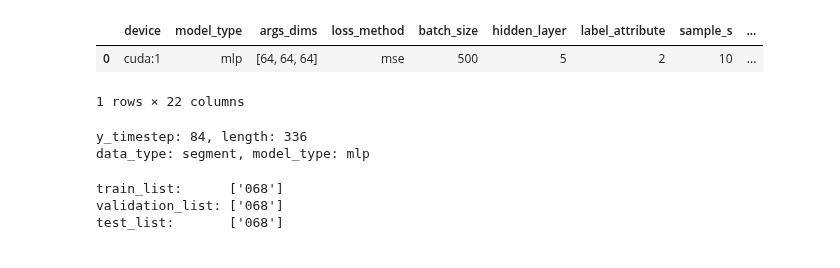
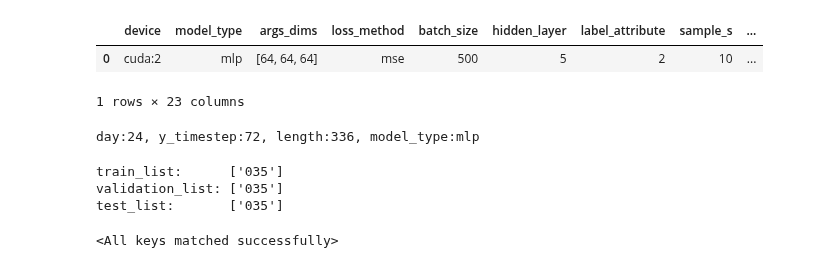
Before and after one commit to shkoma/geolife_timehetnet, a Jupyter notebook: test.ipynb, the cells around one changed output. Drawn from its saved outputs; the diff is of its cells as text; code cells hidden in the pictures.

```diff
--- a/test.ipynb
+++ b/test.ipynb
@@ -1,22 +1,18 @@
 # %%
 import pandas as pd
-from torch_mlp import MLP
-from torch_segment_dataset import SegmentDataset
 
 writer_dir_name = 'data/geolife/runs'
-log_dir_name = '[segment_mlp]_20240316-015131'
+log_dir_name = '[segment_mlp]_20240316-092616'
 log_folder = writer_dir_name + '/' + log_dir_name
 best_model_path = log_folder + '/best_model.pth'
-# best_model_path = log_folder + '/best_train_model.pth'
 
 config_df = pd.read_csv(log_folder + '/configuration.csv')
 config_df.head()
 # %% [output]
 |  | device | model_type | args_dims | loss_method | batch_size | hidden_layer | label_attribute | sample_s | ... |
-| 0 | cuda:1 | mlp | [64, 64, 64] | mse | 500 | 5 | 2 | 10 | ... |
+| 0 | cuda:2 | mlp | [64, 64, 64] | mse | 500 | 5 | 2 | 10 | ... |
-1 rows × 22 columns
+1 rows × 23 columns
 # %%
-data_type = 'segment'
 model_type = config_df['model_type'][0]
 
 data_dir = "data/geolife/Data/"
@@ -37,7 +33,7 @@ cell = 256#config_df['cell'][0]
 loss_method = 'mse'
 # loss_method = 'cross'
 
-# day = config_df['day'][0]
+day = config_df['day'][0]
 # week = config_df['week'][0]
 x_attribute = config_df['x_attribute'][0]
 y_timestep = config_df['y_timestep'][0]
@@ -62,85 +58,41 @@ device = "cpu" #config_df['device'][0]
 ## Test Phase
 is_train = False
 
-print(f"y_timestep: {y_timestep}, length: {length}")
-print(f"data_type: {data_type}, model_type: {model_type}")
+print(f"day:{day}, y_timestep:{y_timestep}, length:{length}, model_type:{model_type}")
 # %% [output]
-y_timestep: 84, length: 336
-data_type: segment, model_type: mlp
+day:24, y_timestep:72, length:336, model_type:mlp
 # %%
 # TensorBoard 설정
-import ast
-from torch_time_het import TimeHetNet
 
 import torch
 from torch.utils.data import DataLoader
-from torch_geolife_dateset import GeoLifeDataSet
-from data.geolife.convert_minmax_location import LocationPreprocessor
-import random
 
 from torch_mlp import MLP
-from torch_segment_dataset import SegmentDataset
 from torch_mlp_dataset import MlpDataset
 
 data_dir = "data/geolife/Data/"
-
 
 train_list = config_df['train_list'][0]
 validation_list = config_df['val_list'][0]
 test_list = config_df['val_list'][0]#, '078']
 
-test_list = ['068']
+test_list = ['035']
 
 print(f"train_list:      {train_list}")
 print(f"validation_list: {validation_list}")
 print(f"test_list:       {test_list}")
 
-if data_type == 'segment':
+test_data         = MlpDataset(data_dir, test_list, y_timestep, day, round_min, round_sec, time_delta, label_attribute, length, device, file_mode)
+test_dataloader   = DataLoader(test_data, batch_size, shuffle=False)
 
-    if model_type == 'mlp':
-        test_data         = MlpDataset(data_dir, test_list, y_timestep, round_min, round_sec, time_delta, label_attribute, length, device, file_mode)
-        test_dataloader   = DataLoader(test_data, batch_size, shuffle=False)
-    else:
-        ### segmennt
-        test_data               = SegmentDataset(model_type, data_dir, test_list, device, round_sec, time_delta, y_timestep, length, label_attribute, sample_s, sample_q)
-        test_dataloader         = DataLoader(test_data, batch_size, shuffle=False)
+best_model = MLP(input_shape=[length, x_attribute], y_timestep = y_timestep, loss_fn=loss_method, label_attribute=label_attribute, cell=cell, hidden_layer=hidden_layer)
 
-    if model_type == 'time-hetnet':
-        best_model = TimeHetNet(dims_inf = ast.literal_eval("[64,64,64]"),
-                            dims_pred = ast.literal_eval("[64,64,64]"),
-                            activation="relu",
-                            time=100,
-                            batchnorm=False,
-                            block = str("gru,conv,conv,gru").split(","),
-                            output_shape=[y_timestep, 2],
-                            length=length)
-    else:
-        best_model = MLP(input_shape=[length, x_attribute], y_timestep = y_timestep, loss_fn=loss_method, label_attribute=label_attribute, cell=cell, hidden_layer=hidden_layer)
-
-    best_model.load_state_dict(torch.load(best_model_path, map_location=torch.device('cpu')))
-
-else:
-    ### TimeHetnet
-    # Multi user
-    test_data       = GeoLifeDataSet(data_dir, test_list, sample_s, sample_q, length, y_timestep, gap, label_attribute)
-    test_dataloader       = DataLoader(test_data, batch_size, shuffle=False)
-
-    best_model = TimeHetNet(dims_inf = ast.literal_eval("[64,64,64]"),
-                            dims_pred = ast.literal_eval("[64,64,64]"),
-                            activation="relu",
-                            time=100,
-                            batchnorm=False,
-                            block = str("gru,conv,conv,gru").split(","),
-                            output_shape=[y_timestep, 2],
-                            length=length)
-    best_model.load_state_dict(torch.load(best_model_path, map_location=torch.device('cpu')))
-    # best_model.to(device=device)
-
-# print(best_model)
+best_model.load_state_dict(torch.load(best_model_path, map_location=torch.device('cpu')))
 # %% [output]
-train_list:      ['068']
-validation_list: ['068']
-test_list:       ['068']
+train_list:      ['035']
+validation_list: ['035']
+test_list:       ['035']
+<All keys matched successfully>
 # %%
 # MLP graph
 # https://jimmy-ai.tistory.com/30
```
Also changed, not shown: parts of 1 cell of this notebook, 5 other files.
